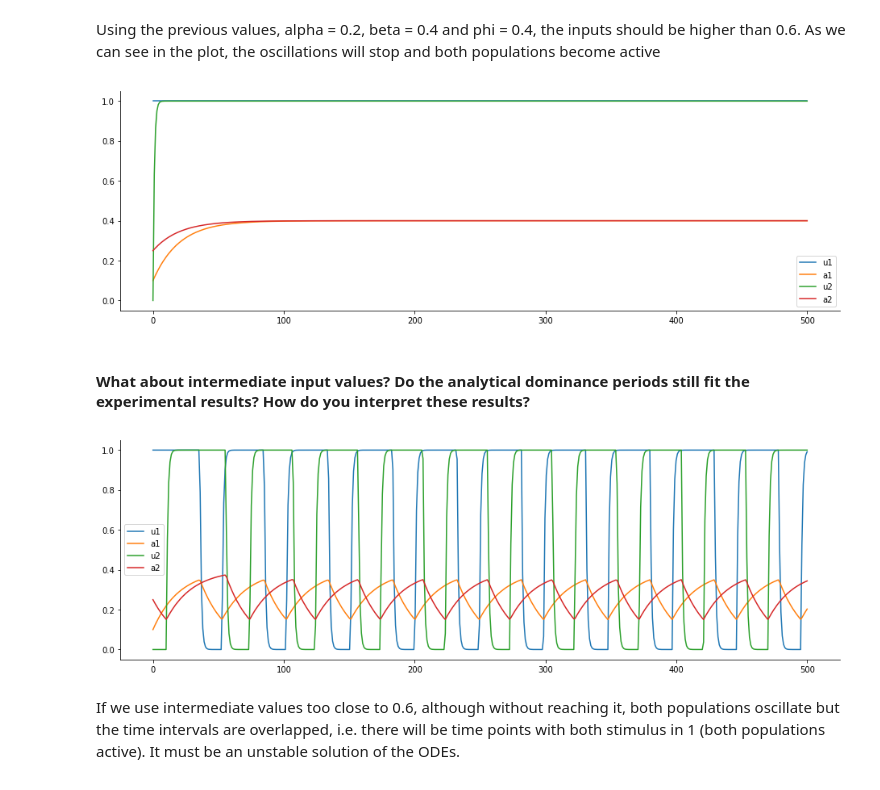
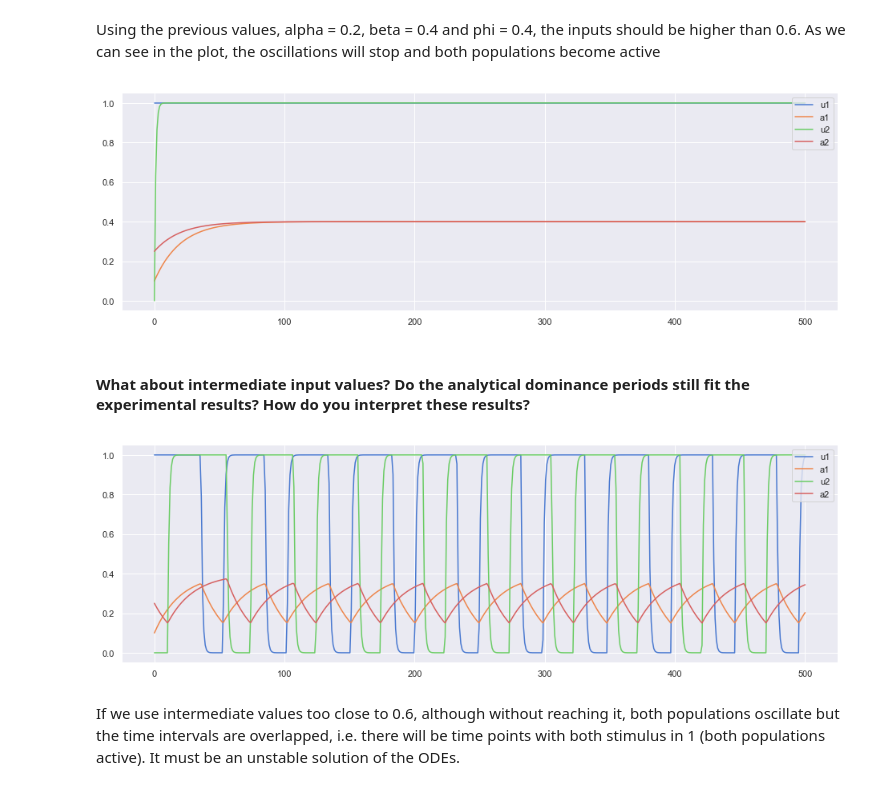
Before and after one commit to lauralopezgaldo/finalproject, a Jupyter notebook: PerceptualBistability.ipynb, the cells around one changed output. Drawn from its saved outputs; the diff is of its cells as text; code cells hidden in the pictures.

```diff
--- a/PerceptualBistability.ipynb
+++ b/PerceptualBistability.ipynb
@@ -6,6 +6,8 @@ import numpy as np
 from scipy.integrate import odeint
 import matplotlib.pyplot as plt
 import seaborn as sns
+sns.set()
+sns.set_palette("muted")
 # %% [markdown]
 ## Exercise 1
 #### In this exercise we will explore a model of binocular rivalry presented by Laing and Chow (2002).While their paper included a spiking network model, we will concern ourselves only with their reduced population rate model.
@@ -130,16 +130,16 @@ They are similar but not exactly equal because we are solving the equations nume
 # %%
 I1 = 0.64; I2 = 0.75; #Any value above 0.6 should work for this prove
 I = (I1,I2)
 sol = odeint(laing_chow, x_0, t, args=(I1,I2))
 u1 = sol [:,0]; a1 = sol [:,1]; u2 = sol [:,2]; a2 = sol [:,3]
 plt.figure(figsize=(16,5))
 plt.plot(t,sol[:,0],label='u1')
 plt.plot(t,sol[:,1],label='a1')
 plt.plot(t,sol[:,2],label='u2')
 plt.plot(t,sol[:,3],label='a2')
-plt.legend();sns.despine();
+plt.legend(loc=1);sns.despine();
 # %% [output]
-[figure, old version]
+[figure, new version]
 # %% [markdown]
 #### What about intermediate input values? Do the analytical dominance periods still fit the experimental results? How do you interpret these results?
 # %%
@@ -152,9 +152,9 @@ plt.plot(t,sol[:,0],label='u1')
 plt.plot(t,sol[:,1],label='a1')
 plt.plot(t,sol[:,2],label='u2')
 plt.plot(t,sol[:,3],label='a2')
-plt.legend();sns.despine();
+plt.legend(loc=1);sns.despine();
 # %% [output]
-[figure, old version]
+[figure, new version]
 # %% [markdown]
 If we use intermediate values too close to 0.6, although without reaching it, both populations oscillate but the time intervals are overlapped, i.e. there will be time points with both stimulus in 1 (both populations active). It must be an unstable solution of the ODEs.
 # %% [markdown]
```
Also changed, not shown: parts of 9 cells of this notebook.
